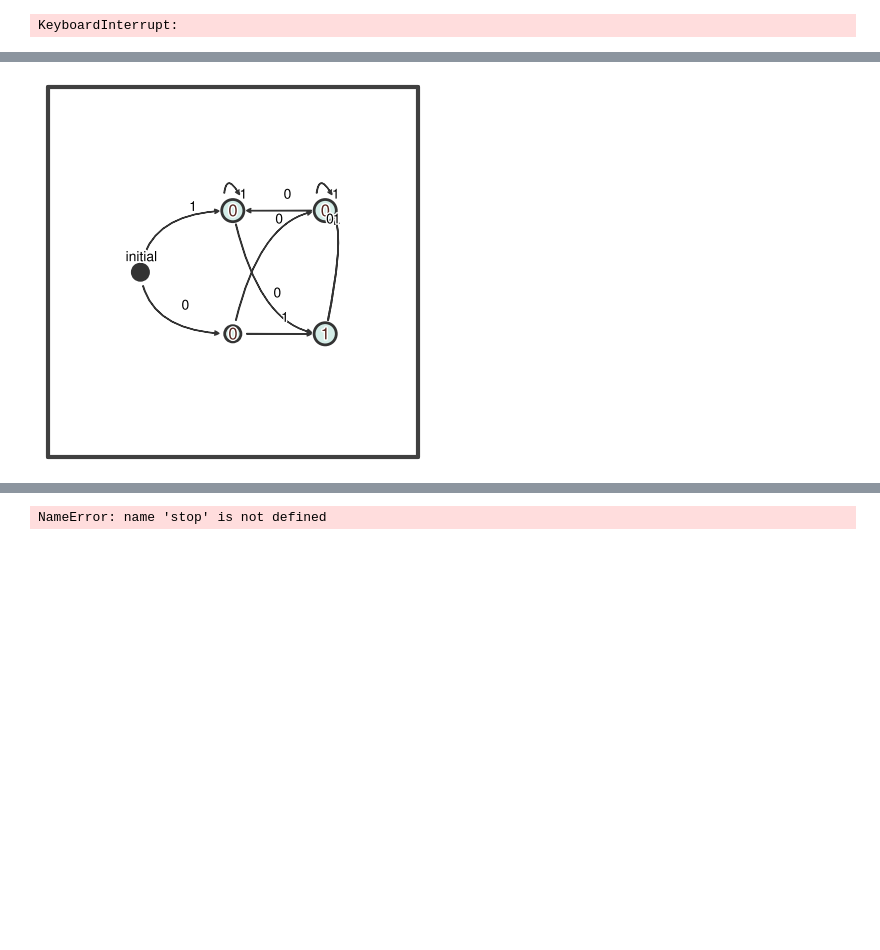
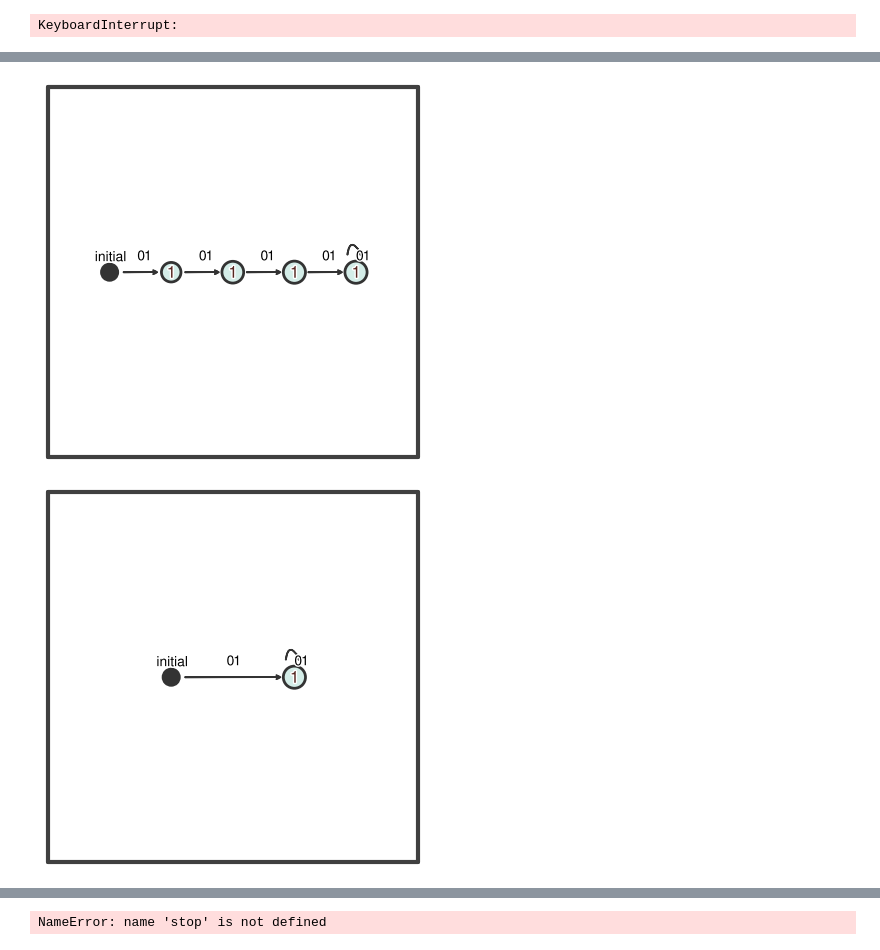
Before and after one commit to loekvanrossem/rnn_structure, a Jupyter notebook: parity/random.ipynb, the cells around one changed output, grey strips where cells are left out. Drawn from its saved outputs; the diff is of its cells as text; code cells hidden in the pictures; blank space fills up the shorter version.

```diff
--- a/parity/random.ipynb
+++ b/parity/random.ipynb
@@ -64,11 +65,13 @@ P = 100
+# %%
+problem_size = 4
 # %%
 ## Generate data
 
 # Define problem and data encoding
 symbols = [0, 1]
 encoding = OneHot(symbols)
-automaton = gen_rand_automaton(symbols, [[1, 0], [0, 1]], 5, 0.6)
-problem = lambda seq: np.argmax(automaton.compute(seq))
+automaton = gen_rand_automaton(symbols, [[1, 0], [0, 1]], problem_size, 0.6)
+problem = lambda seq: int(np.argmax(automaton.compute(seq)))
 
 # Define sequence lengths for training and validation datasets
 train_seq_lengths = list(range(1, max_seq_len + 1))
@@ -178,21 +191,27 @@ else:
 # %%
 learned_automaton = to_automaton(
     hidden_function,
     output_function,
     initial_hidden,
     training_datasets,
     encoding,
-    merge_distance_frac=0.3,
+    merge_distance_frac=1,
 )
+display_automata(learned_automaton)
+if save:
+    publication.pub_show(save_path=f"plots/automaton_dynamics/{settings}_automaton")
+else:
+    publication.pub_show()
 display_automata(reduce_automaton(learned_automaton))
 if save:
     publication.pub_show(
         save_path=f"plots/automaton_dynamics/{settings}_automaton_reduced"
     )
 else:
     publication.pub_show()
 # %% [output]
-[figure, old version]
+[figure, new version]
+[figure, added]
 # %%
 display_automata(automaton)
 # %% [output]
```
Also changed, not shown: parts of 14 cells of this notebook, 5 other files.
